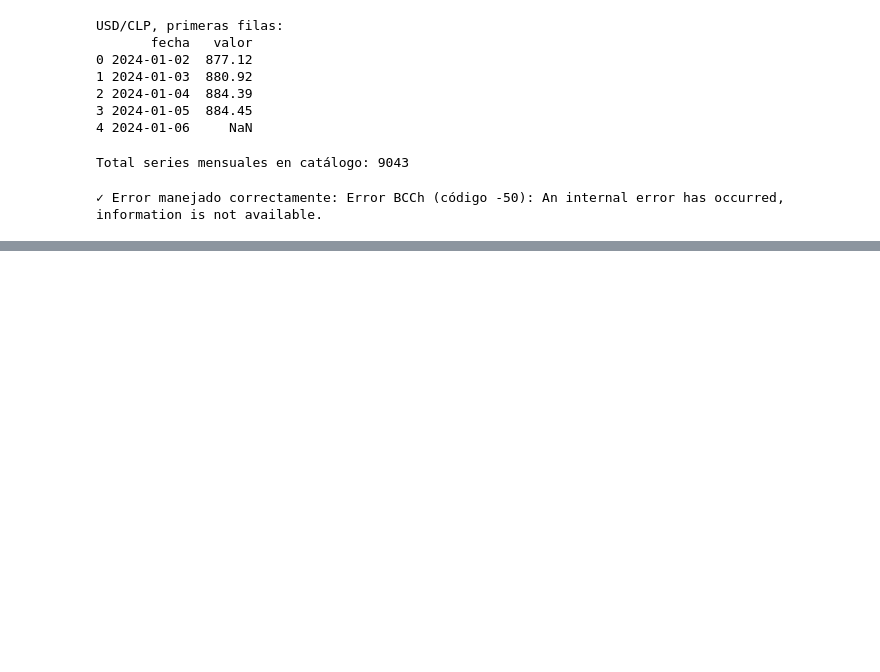
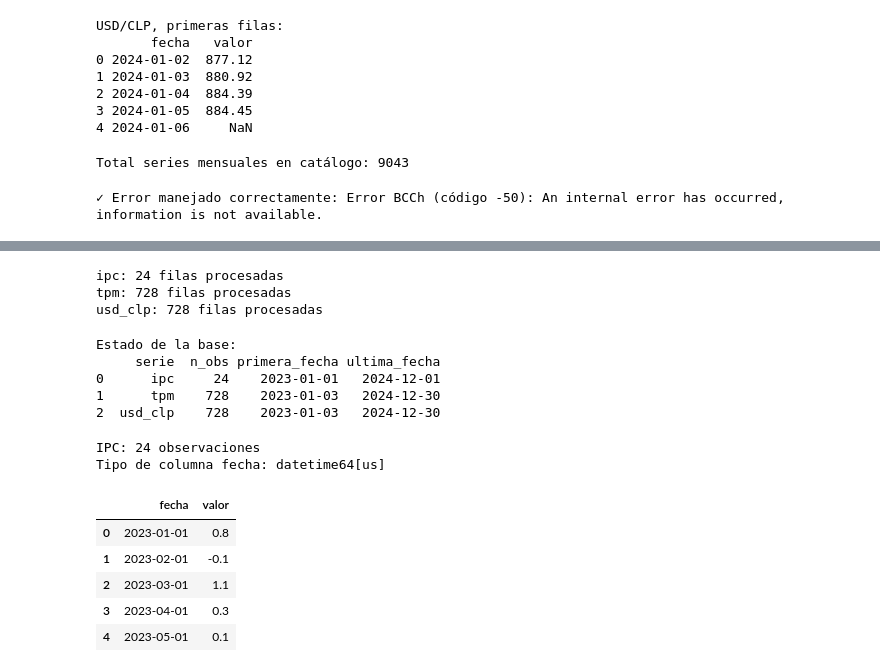
Before and after one commit to nicolassanchezh/bcch-economic-data, a Jupyter notebook: notebooks/01-exploracionapi.ipynb, the cells around one changed output, grey strips where cells are left out. Drawn from its saved outputs; the diff is of its cells as text; code cells hidden in the pictures; blank space fills up the shorter version.

Commit message:
Fase 3: almacenamiento en SQLite con storage layer idempotente

```diff
--- a/notebooks/01-exploracionapi.ipynb
+++ b/notebooks/01-exploracionapi.ipynb
@@ -229,0 +275,38 @@ except RuntimeError as e:
+# %%
+from src.storage.sqlite_storage import SQLiteStorage
+
+storage = SQLiteStorage()
+
+# Cargar cada parquet a la base
+for alias, path in saved.items():
+    df = pd.read_parquet(path)
+    n = storage.save_observations(df)
+    print(f"{alias}: {n} filas procesadas")
+# %% [output]
+ipc: 24 filas procesadas
+tpm: 728 filas procesadas
+usd_clp: 728 filas procesadas
+# %%
+# Resumen de lo que quedó en la base
+print("Estado de la base:")
+print(storage.summary())
+# %% [output]
+Estado de la base:
+     serie  n_obs primera_fecha ultima_fecha
+0      ipc     24    2023-01-01   2024-12-01
+1      tpm    728    2023-01-03   2024-12-30
+2  usd_clp    728    2023-01-03   2024-12-30
+# %%
+df_ipc = storage.load_series("ipc")
+print(f"\nIPC: {len(df_ipc)} observaciones")
+print(f"Tipo de columna fecha: {df_ipc['fecha'].dtype}")
+df_ipc.head()
+# %% [output]
+IPC: 24 observaciones
+Tipo de columna fecha: datetime64[us]
+|  | fecha | valor |
+| 0 | 2023-01-01 | 0.8 |
+| 1 | 2023-02-01 | -0.1 |
+| 2 | 2023-03-01 | 1.1 |
+| 3 | 2023-04-01 | 0.3 |
+| 4 | 2023-05-01 | 0.1 |
```
Also changed, not shown: parts of 7 cells of this notebook, 1 other file.
